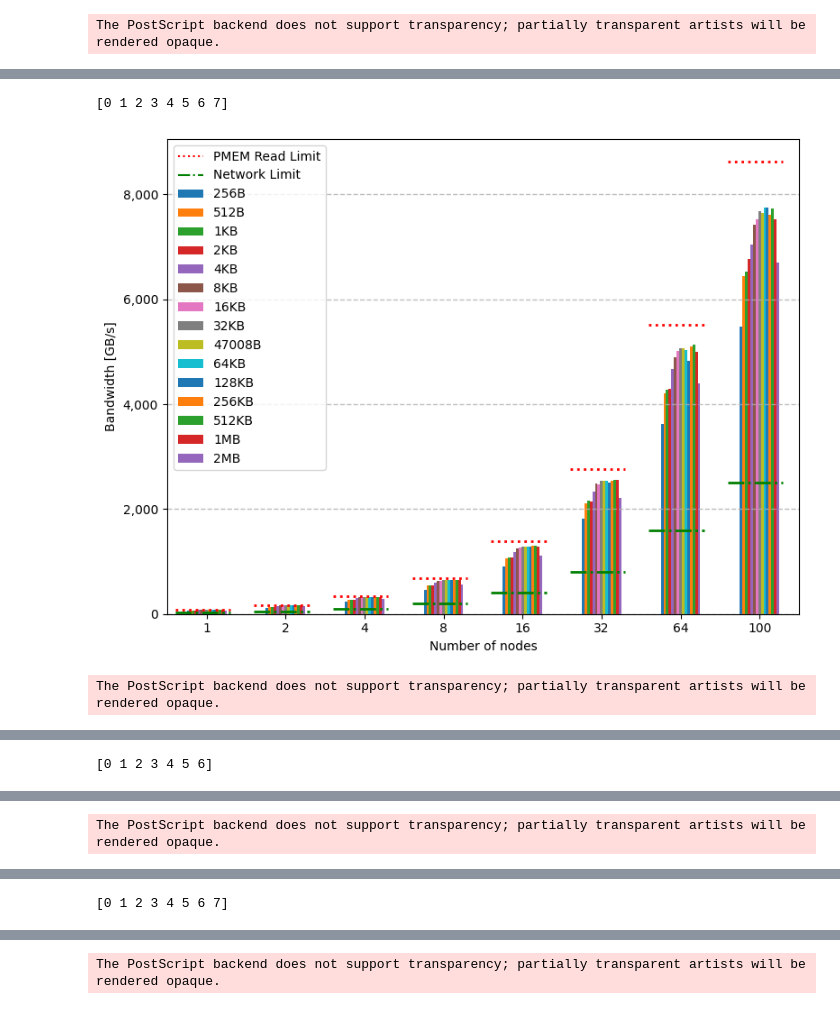
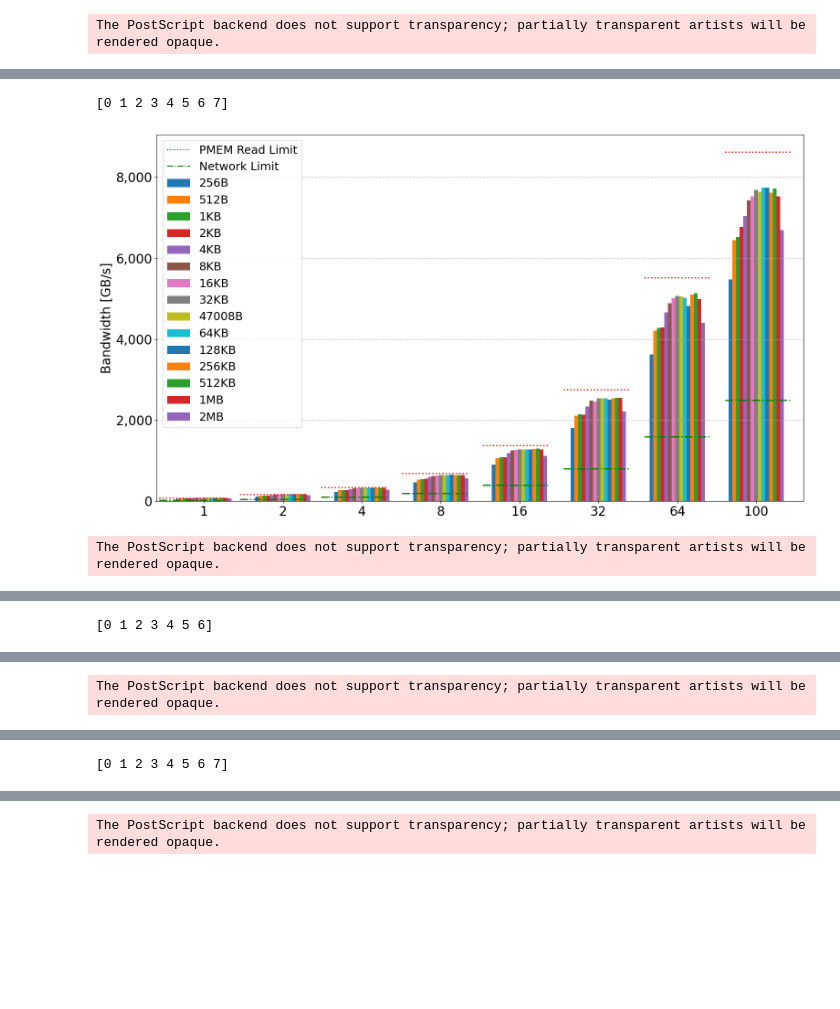
Before and after one commit to tsukuba-hpcs/mpiio-pmembb, a Jupyter notebook: src/ior/ior.ipynb, the cells around one changed output, grey strips where cells are left out. Saved outputs shown, nothing was run; the diff lists cells and outputs as text; code cells hidden in the pictures; blank space fills up the shorter version.

```diff
--- a/src/ior/ior.ipynb
+++ b/src/ior/ior.ipynb
@@ -414,6 +414,8 @@ write
 [figure]
 The PostScript backend does not support transparency; partially transparent artists will be rendered opaque.
 # %%
+plt.rcParams.update({'font.size': 20})
+
 def network_limit(nnodes, bandwidth_per_node=25):
     return nnodes * bandwidth_per_node
 
@@ -450,7 +452,7 @@ for (access, reorder, label), df_sub, in df.groupby(["access", "reorder", "label
 
         display(df_plot)
 
-        fig = plt.figure(figsize=(8, 6), dpi=100)
+        fig = plt.figure(figsize=(16, 9), dpi=100)
         fig.patch.set_alpha(1)
         # ax=fig.add_subplot()
 
@@ -459,10 +461,12 @@ for (access, reorder, label), df_sub, in df.groupby(["access", "reorder", "label
             kind="bar",
             # kind="line",
             # xlabel="Transfer size [B]",
-            xlabel="Number of nodes",
+            # xlabel="Number of nodes",
+            xlabel="",
             ylabel="Bandwidth [GB/s]" if value == "bwGB" else "Elapsed time [sec]",
             # style=".-",
             rot=0,
+            width=0.7,
         )
         # if reorder:
         # バーグラフのx軸の目盛りの位置を取得
@@ -484,47 +488,47 @@ for (access, reorder, label), df_sub, in df.groupby(["access", "reorder", "label
         # 各ノード数に対して限界線をプロット
         if access == 'read' and reorder == False:
             for xtick, limit in zip(xticks, pmem_read_limits):
-                ax.axhline(y=limit, xmin=(xtick+0.1)/len(xticks), xmax=(xtick + 0.8)/len(xticks), color='red', linestyle=':', linewidth=2)
+                ax.axhline(y=limit, xmin=(xtick+0.03)/len(xticks), xmax=(xtick + 0.85)/len(xticks), color='red', linestyle=':', linewidth=2)
             ax.plot([], [], linestyle=":", color="red", label="PMEM Read Limit")
         if access == 'write':
             for xtick, limit in zip(xticks, pmem_write_limits):
-                ax.axhline(y=limit, xmin=(xtick+0.1)/len(xticks), xmax=(xtick + 0.8)/len(xticks), color='blue', linestyle='--', linewidth=2)
+                ax.axhline(y=limit, xmin=(xtick+0.03)/len(xticks), xmax=(xtick + 0.85)/len(xticks), color='blue', linestyle='--', linewidth=2)
             ax.plot([], [], linestyle="--", color="blue", label="PMEM Write Limit")
         if access == 'read':
             for xtick, limit in zip(xticks, network_limits):
-                ax.axhline(y=limit, xmin=(xtick+0.1)/len(xticks), xmax=(xtick + 0.8)/len(xticks), color='green', linestyle='-.', linewidth=2)
+                ax.axhline(y=limit, xmin=(xtick+0.03)/len(xticks), xmax=(xtick + 0.85)/len(xticks), color='green', linestyle='-.', linewidth=2)
             ax.plot([], [], linestyle="-.", color="green", label="Network Limit")
 
         # ax.set_title(f"IOR {label}")
         # ax.set_xscale("log", base=2)
         # ax.set_xticks(df_plot.index, [pretty_fmt(x, suffix="") for x in df_plot.index])
         ax.grid(which = "major", axis = "y", alpha = 0.8, linestyle = "--", linewidth = 1)
         # handles, labels = ax.get_legend_handles_labels()# 凡例の情報を取得
         # ax.legend(title='nnodes', handles=handles[::-1],labels=labels[::-1])# 判例を逆順に表示
         ax.yaxis.set_major_formatter(FuncFormatter(comma_formatter))
 
         # legend_title = ax.get_legend().get_title().get_text()
         # ax.legend(title=legend_title, bbox_to_anchor=(1.01, 1), loc='upper left', borderaxespad=0.)
         # ax.legend(title="Transfer size")
-        ax.legend(title="")
+        ax.legend(title="", fontsize=18)
         plt.tight_layout()
 
         fig.show()
         plt.show()
         save(fig, F"ior_{access}_{'remote' if reorder else 'local'}_{value}")
 # %% [output]
 | transferSizeH | 256B | 512B | 1KB | 2KB | 4KB | 8KB | 16KB | 32KB | 47008B | 64KB | ... |
 | nnodes |  |  |  |  |  |  |  |  |  |  | ... |
 | 1 | 59.937796 | 69.043245 | 68.590326 | 69.465175 | 76.338659 | 80.478184 | 81.830313 | 82.759076 | 82.159474 | 82.921406 | ... |
 | 2 | 119.938596 | 139.482530 | 140.211936 | 140.756915 | 154.256532 | 162.822235 | 166.431911 | 167.684872 | 163.665659 | 169.125535 | ... |
 | 4 | 234.150514 | 268.633205 | 275.360832 | 275.415709 | 299.782369 | 317.136574 | 321.370639 | 325.069035 | 325.034212 | 326.613110 | ... |
 | 8 | 464.785043 | 537.723202 | 545.967425 | 552.347780 | 597.861130 | 626.206973 | 635.562124 | 648.126400 | 646.200201 | 649.463634 | ... |
 | 16 | 911.391293 | 1068.261470 | 1083.172753 | 1086.242740 | 1189.896360 | 1256.471741 | 1268.877118 | 1283.556422 | 1281.530173 | 1283.088861 | ... |
 | 32 | 1811.834229 | 2109.782500 | 2152.598944 | 2141.145805 | 2337.090638 | 2486.218370 | 2463.978950 | 2546.018171 | 2545.508961 | 2545.860828 | ... |
 | 64 | 3624.566264 | 4213.781161 | 4280.375483 | 4293.161774 | 4662.839176 | 4892.790739 | 5010.175516 | 5073.063752 | 5058.711286 | 5030.160458 | ... |
 | 100 | 5479.364182 | 6442.494305 | 6530.482860 | 6772.440746 | 7039.808650 | 7424.626788 | 7527.117014 | 7686.149692 | 7644.985414 | 7740.061536 | ... |
 [0 1 2 3 4 5 6 7]
-[figure, old version]
+[figure, new version]
 The PostScript backend does not support transparency; partially transparent artists will be rendered opaque.
 | transferSizeH | 256B | 512B | 1KB | 2KB | 4KB | 8KB | 16KB | 32KB | 47008B | 64KB | ... |
 | nnodes |  |  |  |  |  |  |  |  |  |  | ... |
```
Also changed, not shown: parts of 3 cells of this notebook, 22 other files.
